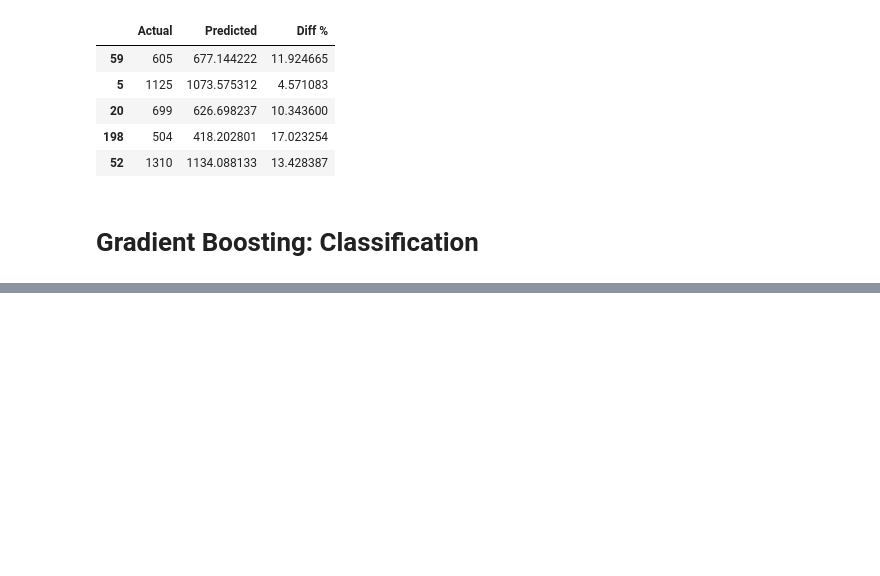
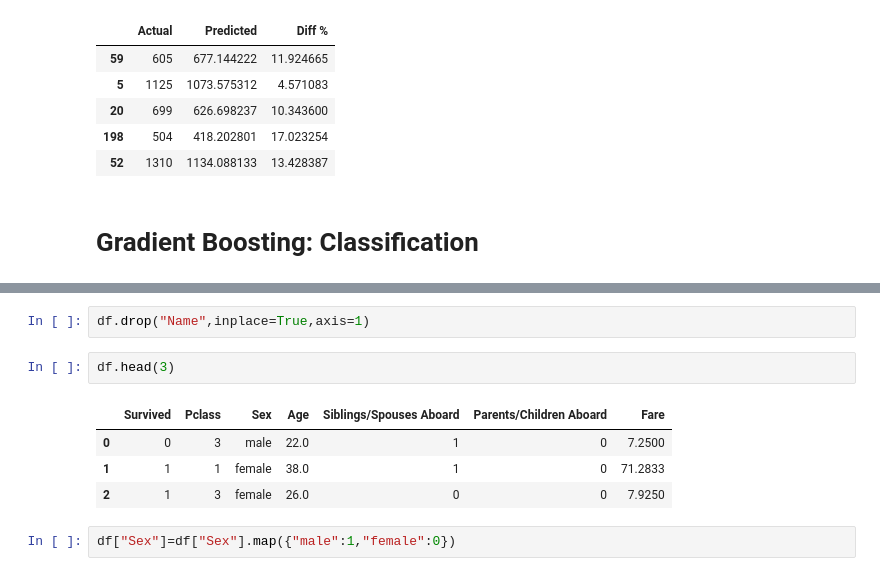
Before and after one commit to ThirumaleshV/AIE, a Jupyter notebook: ML/_3_Ensembling_Learning.ipynb, the cells around one changed output, grey strips where cells are left out. Drawn from its saved outputs; the diff is of its cells as text; blank space fills up the shorter version.

```diff
--- a/ML/_3_Ensembling_Learning.ipynb
+++ b/ML/_3_Ensembling_Learning.ipynb
@@ -1777,0 +1801,11 @@ df.head()
+# %%
+df.drop("Name",inplace=True,axis=1)
+# %%
+df.head(3)
+# %% [output]
+|  | Survived | Pclass | Sex | Age | Siblings/Spouses Aboard | Parents/Children Aboard | Fare |
+| 0 | 0 | 3 | male | 22.0 | 1 | 0 | 7.2500 |
+| 1 | 1 | 1 | female | 38.0 | 1 | 0 | 71.2833 |
+| 2 | 1 | 3 | female | 26.0 | 0 | 0 | 7.9250 |
+# %%
+df["Sex"]=df["Sex"].map({"male":1,"female":0})
```
Also changed, not shown: parts of 35 cells of this notebook.
